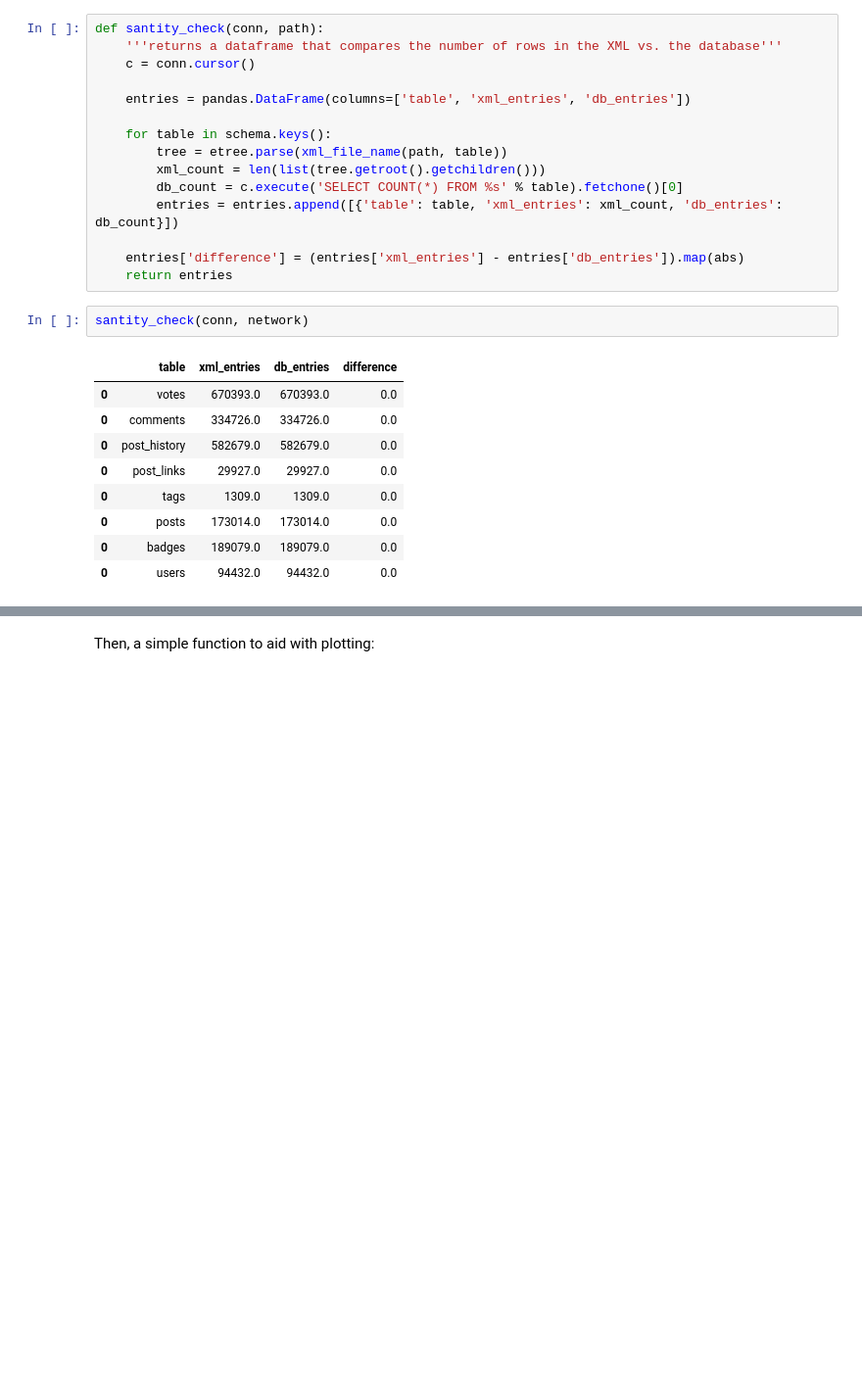
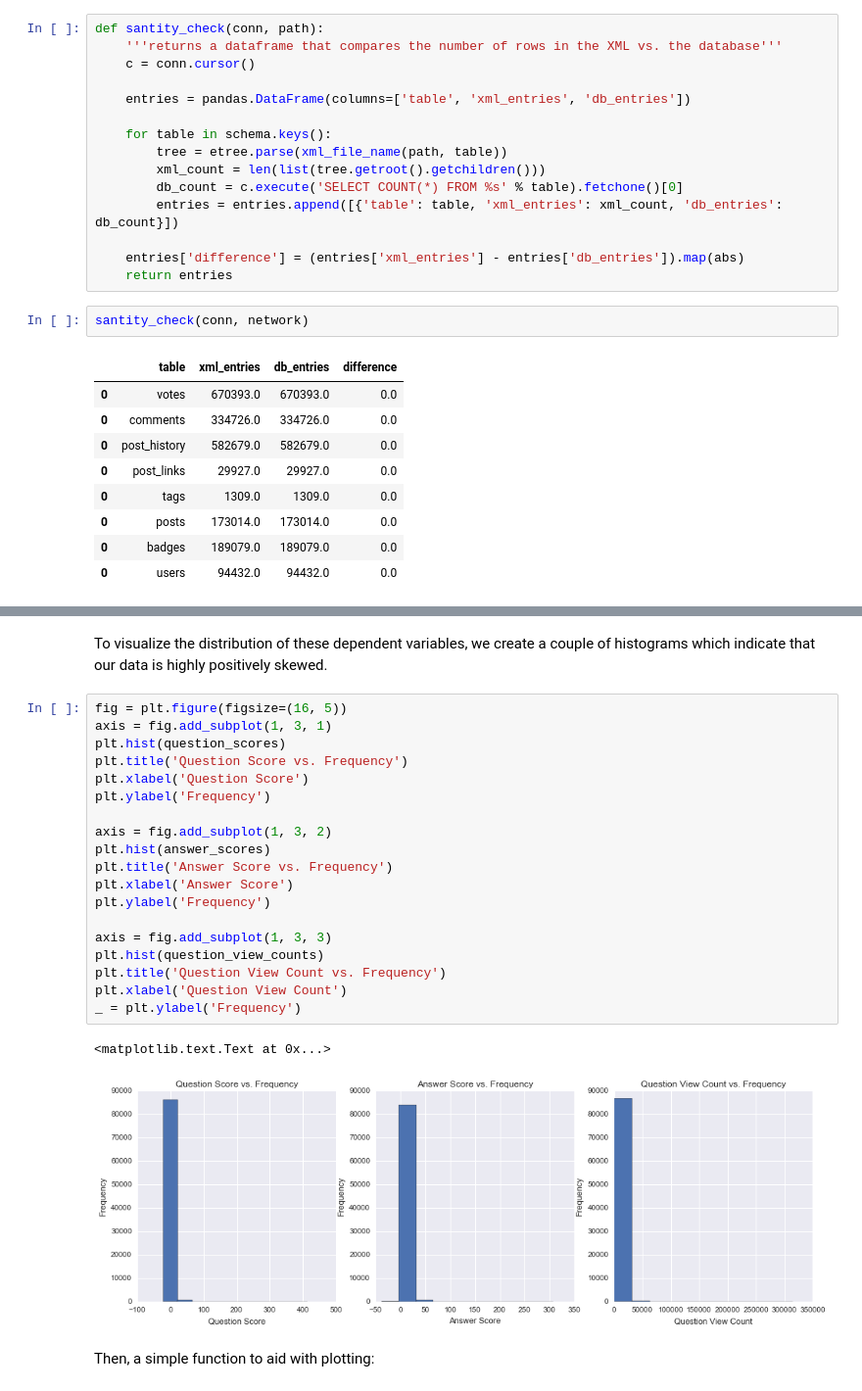
Before and after one commit to alexmfriedman/stack-exchange-analysis, a Jupyter notebook: Stack Overflow Analysis.ipynb, the cells around one changed output, grey strips where cells are left out. Shown at 98% size. Cells and saved outputs as stored; diff of their text form; blank space fills up the shorter version.

```diff
--- a/Stack Overflow Analysis.ipynb
+++ b/Stack Overflow Analysis.ipynb
@@ -417,3 +421,27 @@ y_labels_questions = [
+# %% [markdown]
+To visualize the distribution of these dependent variables, we create a couple of histograms which indicate that our data is highly positively skewed.
+# %%
+fig = plt.figure(figsize=(16, 5))
+axis = fig.add_subplot(1, 3, 1)
+plt.hist(question_scores)
+plt.title('Question Score vs. Frequency')
+plt.xlabel('Question Score')
+plt.ylabel('Frequency')
+
+axis = fig.add_subplot(1, 3, 2)
+plt.hist(answer_scores)
+plt.title('Answer Score vs. Frequency')
+plt.xlabel('Answer Score')
+plt.ylabel('Frequency')
+
+axis = fig.add_subplot(1, 3, 3)
+plt.hist(question_view_counts)
+plt.title('Question View Count vs. Frequency')
+plt.xlabel('Question View Count')
+_ = plt.ylabel('Frequency')
+# %% [output]
+<matplotlib.text.Text at 0x...>
+[figure, added]
 # %% [markdown]
 Then, a simple function to aid with plotting:
 # %%
```
Also changed, not shown: parts of 10 cells of this notebook.
